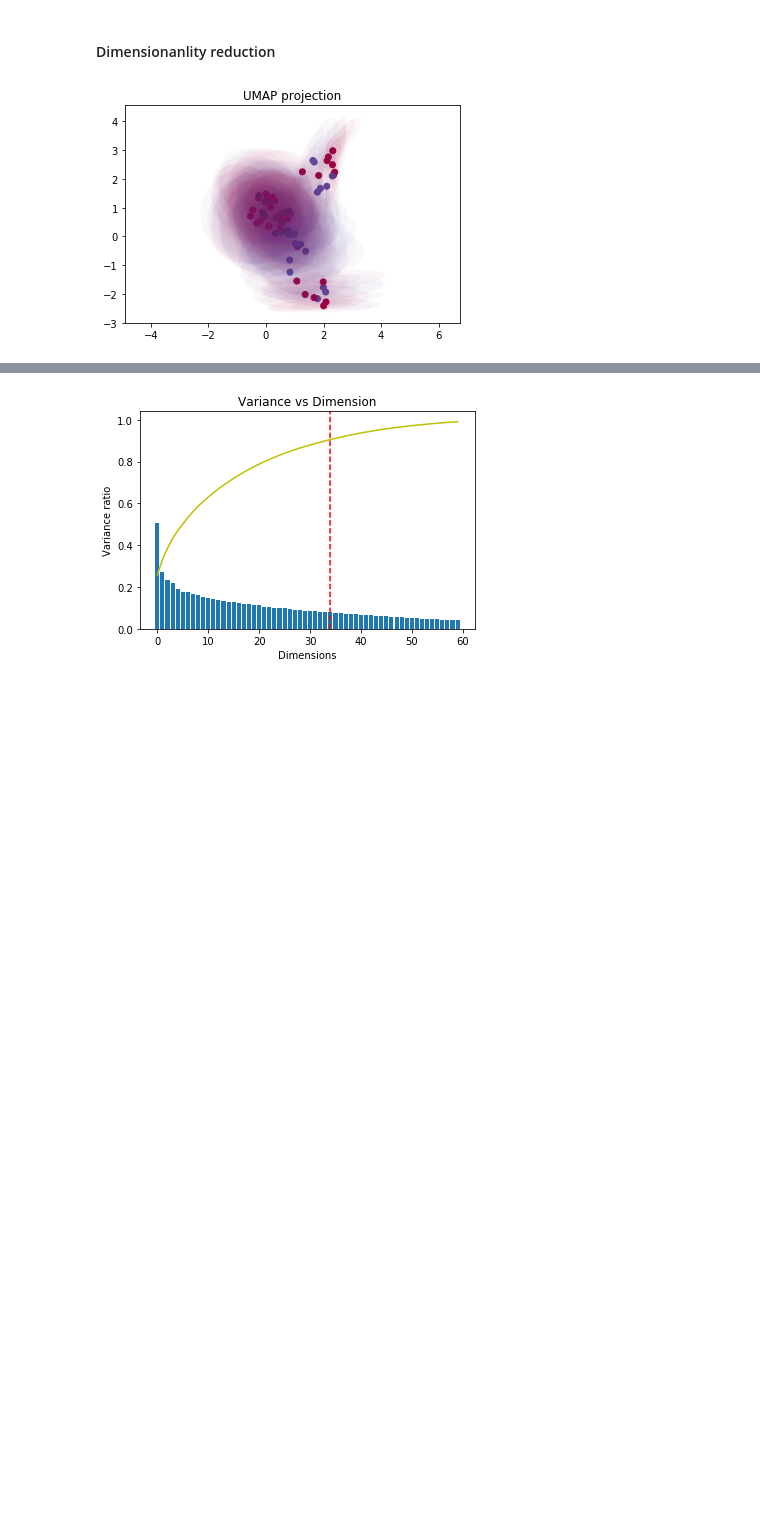
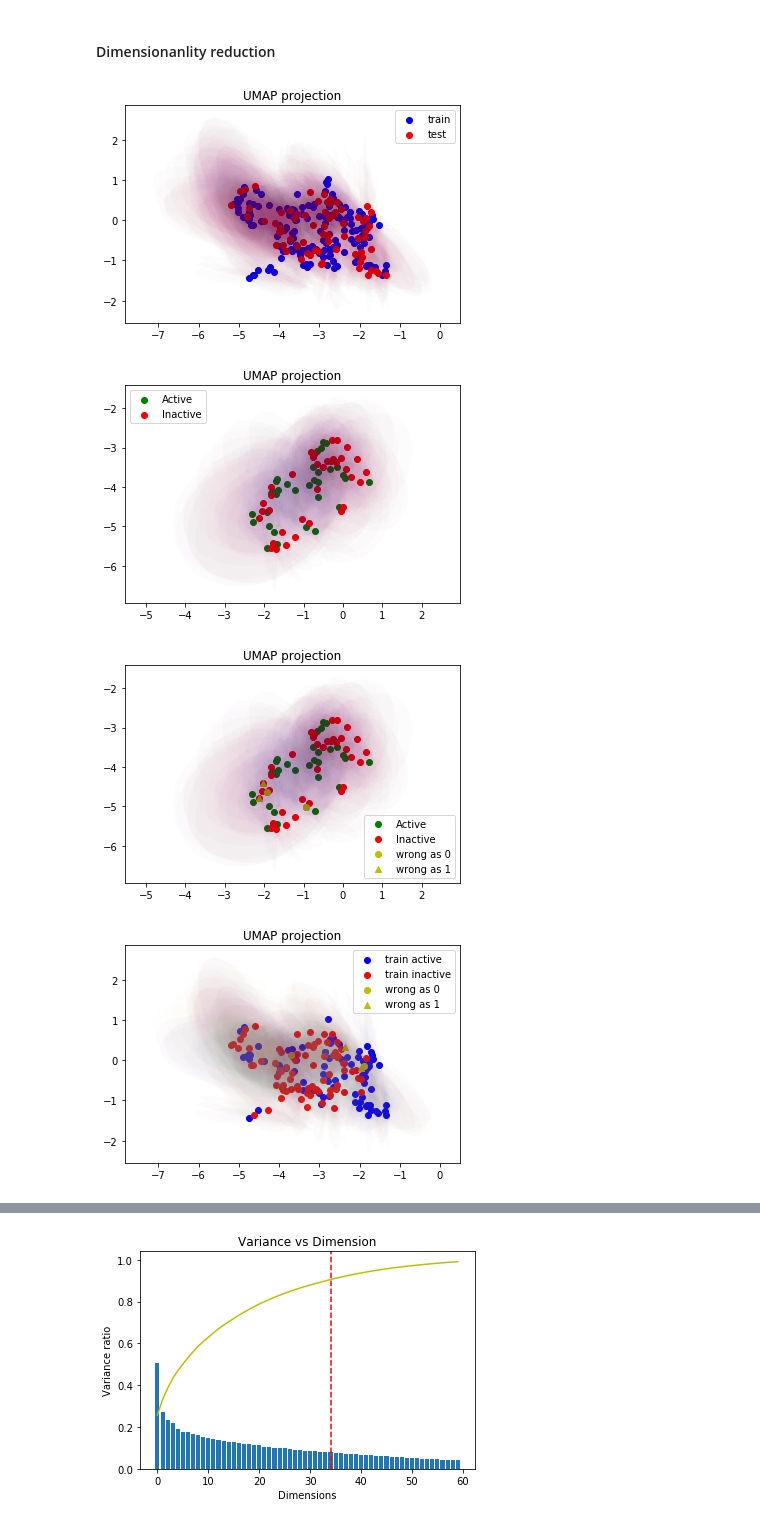
Before and after one commit to nostrumbiodiscovery/modtox, a Jupyter notebook: index.ipynb, the cells around one changed output, grey strips where cells are left out. Drawn from its saved outputs; the diff is of its cells as text; code cells hidden in the pictures; blank space fills up the shorter version.

```diff
--- a/index.ipynb
+++ b/index.ipynb
@@ -235,7 +373,10 @@ UN = pp.calculate_uncertanties()
 TypeError: 'NoneType' object is not subscriptable
 # %% [markdown]
 #### Dimensionanlity reduction
-# %%
-pp.UMAP_plot()
-# %% [output]
-[figure, removed]
+# %%
+pp.UMAP_plot(single=True, wrong=True, wrongall=True, traintest=True, wrongsingle=True)
+# %% [output]
+[figure, added]
+[figure, added]
+[figure, added]
+[figure, added]
```
Also changed, not shown: parts of 27 cells of this notebook.
